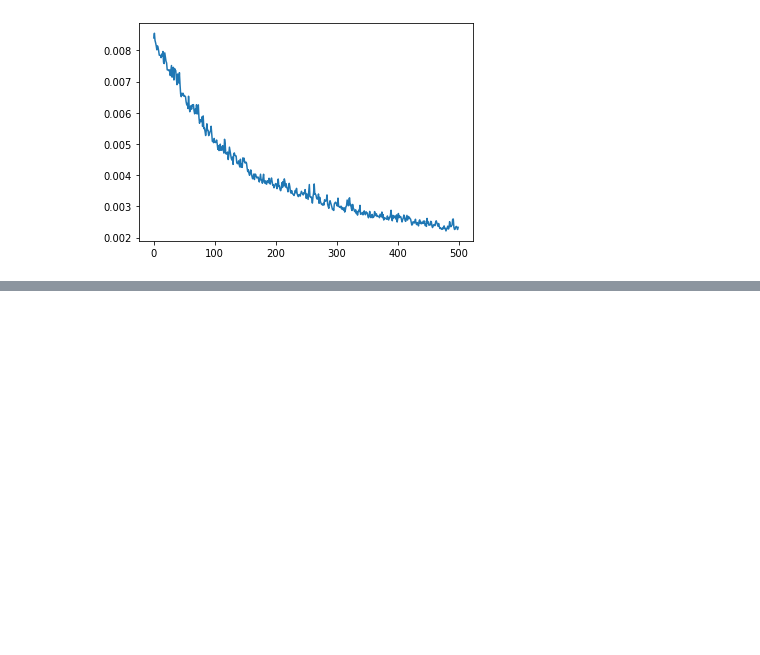
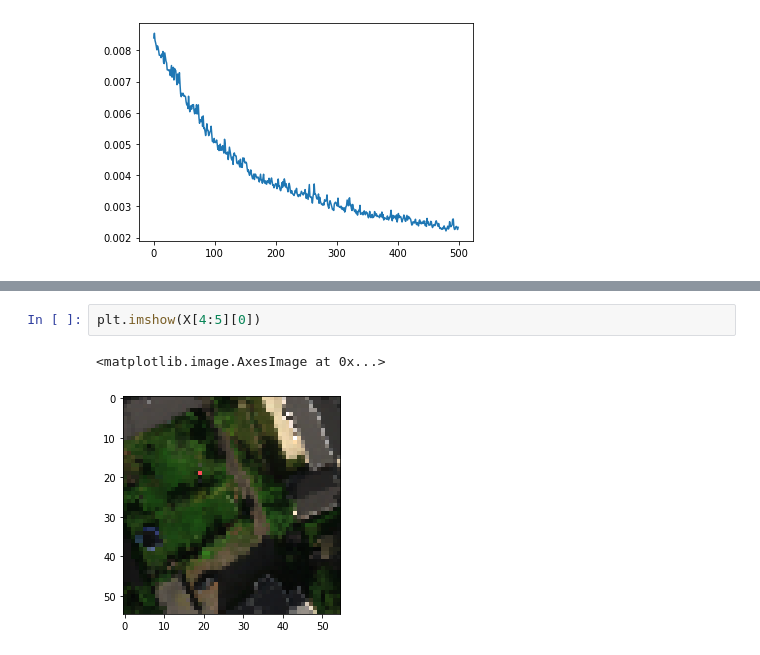
Before and after one commit to stianteien/M_DV_V2022, a Jupyter notebook: sharpen/Sharpen with bilinear.ipynb, the cells around one changed output, grey strips where cells are left out. Cells and saved outputs as stored; diff of their text form; blank space fills up the shorter version.

```diff
--- a/sharpen/Sharpen with bilinear.ipynb
+++ b/sharpen/Sharpen with bilinear.ipynb
@@ -207,0 +236,5 @@ Clipping input data to the valid range for imshow with RGB data ([0..1] for floa
+# %%
+plt.imshow(X[4:5][0])
+# %% [output]
+<matplotlib.image.AxesImage at 0x...>
+[figure, added]
```
Also changed, not shown: parts of 6 cells of this notebook.
